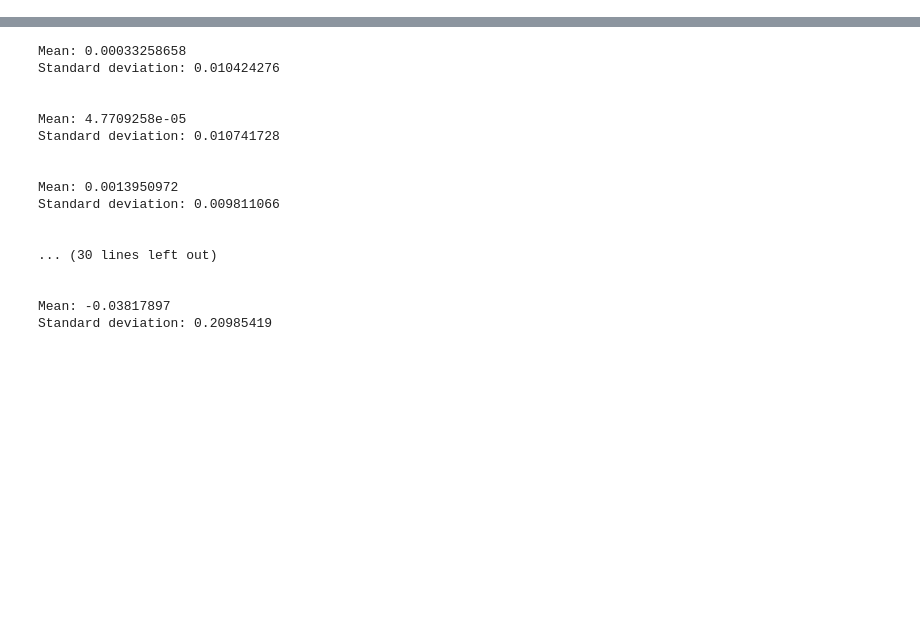
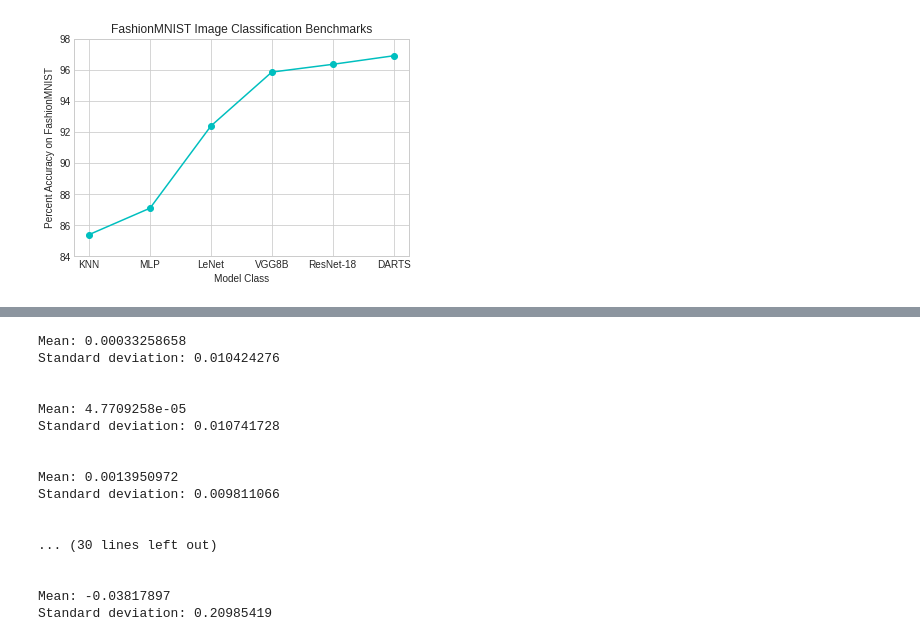
Before and after one commit to j93hahn/neural-networks, a Jupyter notebook: results/visualizer.ipynb, the cells around one changed output, grey strips where cells are left out. Cells and saved outputs as stored; diff of their text form; code cells hidden in the pictures; blank space fills up the shorter version.

```diff
--- a/results/visualizer.ipynb
+++ b/results/visualizer.ipynb
@@ -6,0 +9,15 @@ import torch
+# %%
+# generate FashionMNIST benchmarks here
+
+labels = ['KNN', 'MLP', 'LeNet', 'VGG8B', 'ResNet-18', 'DARTS']
+accuracies = [85.4, 87.1, 92.39, 95.86, 96.36, 96.91]
+plt.plot(accuracies, 'co-')
+plt.xticks(ticks=(0, 1, 2, 3, 4, 5), labels=labels)
+plt.yticks(ticks=(84, 86, 88, 90, 92, 94, 96, 98))
+plt.xlabel('Model Class')
+plt.ylabel('Percent Accuracy on FashionMNIST')
+plt.title('FashionMNIST Image Classification Benchmarks')
+plt.savefig('experiments/fashionmnist-benchmarks.png', dpi=300)
+plt.show()
+# %% [output]
+[figure, added]
```
Also changed, not shown: parts of 44 cells of this notebook, 19 other files.
